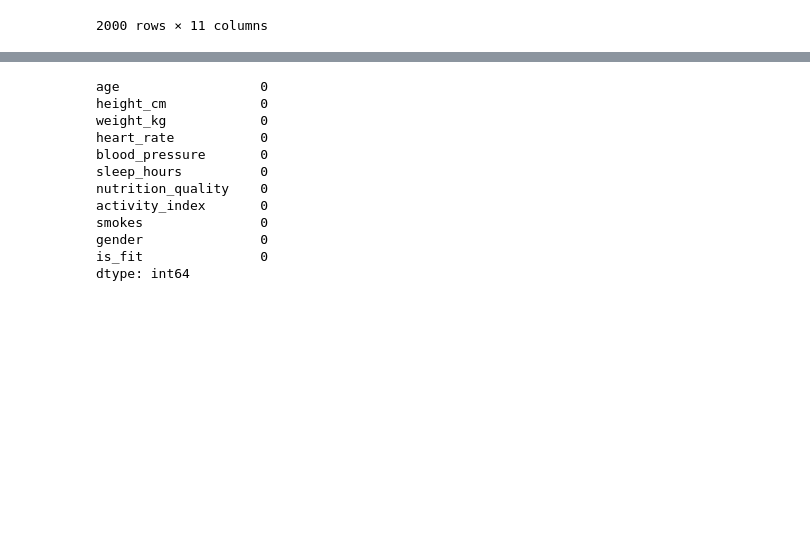
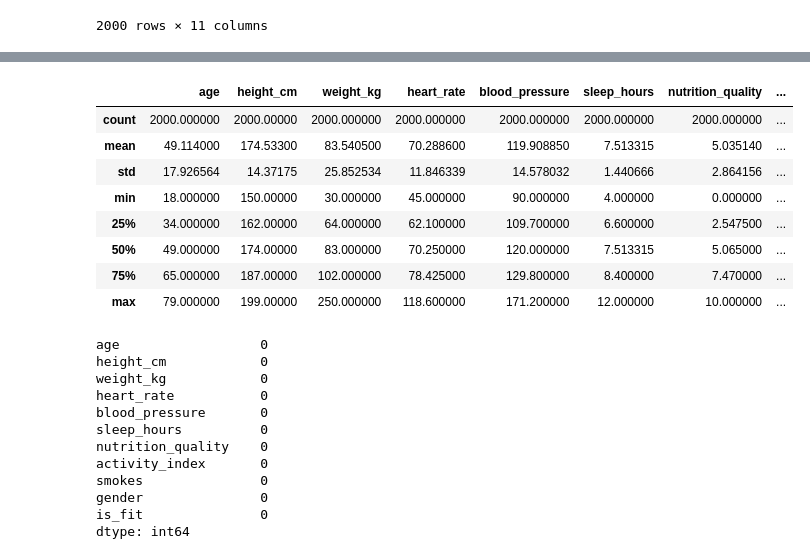
Before and after one commit to TejasRaundal/Machine-Learning-SCOE, a Jupyter notebook: Assignment 6/DecisionTreeClassifier.ipynb, the cells around one changed output, grey strips where cells are left out. Saved outputs shown, nothing was run; the diff lists cells and outputs as text; code cells hidden in the pictures; blank space fills up the shorter version.

```diff
--- a/Assignment 6/DecisionTreeClassifier.ipynb
+++ b/Assignment 6/DecisionTreeClassifier.ipynb
@@ -33,3 +54,15 @@ df
+# %%
+df.describe()
+# %% [output]
+|  | age | height_cm | weight_kg | heart_rate | blood_pressure | sleep_hours | nutrition_quality | ... |
+| count | 2000.000000 | 2000.00000 | 2000.000000 | 2000.000000 | 2000.000000 | 2000.000000 | 2000.000000 | ... |
+| mean | 49.114000 | 174.53300 | 83.540500 | 70.288600 | 119.908850 | 7.513315 | 5.035140 | ... |
+| std | 17.926564 | 14.37175 | 25.852534 | 11.846339 | 14.578032 | 1.440666 | 2.864156 | ... |
+| min | 18.000000 | 150.00000 | 30.000000 | 45.000000 | 90.000000 | 4.000000 | 0.000000 | ... |
+| 25% | 34.000000 | 162.00000 | 64.000000 | 62.100000 | 109.700000 | 6.600000 | 2.547500 | ... |
+| 50% | 49.000000 | 174.00000 | 83.000000 | 70.250000 | 120.000000 | 7.513315 | 5.065000 | ... |
+| 75% | 65.000000 | 187.00000 | 102.000000 | 78.425000 | 129.800000 | 8.400000 | 7.470000 | ... |
+| max | 79.000000 | 199.00000 | 250.000000 | 118.600000 | 171.200000 | 12.000000 | 10.000000 | ... |
 # %%
 df.isnull().sum()
 # %% [output]
```
Also changed, not shown: parts of 1 cell of this notebook.
